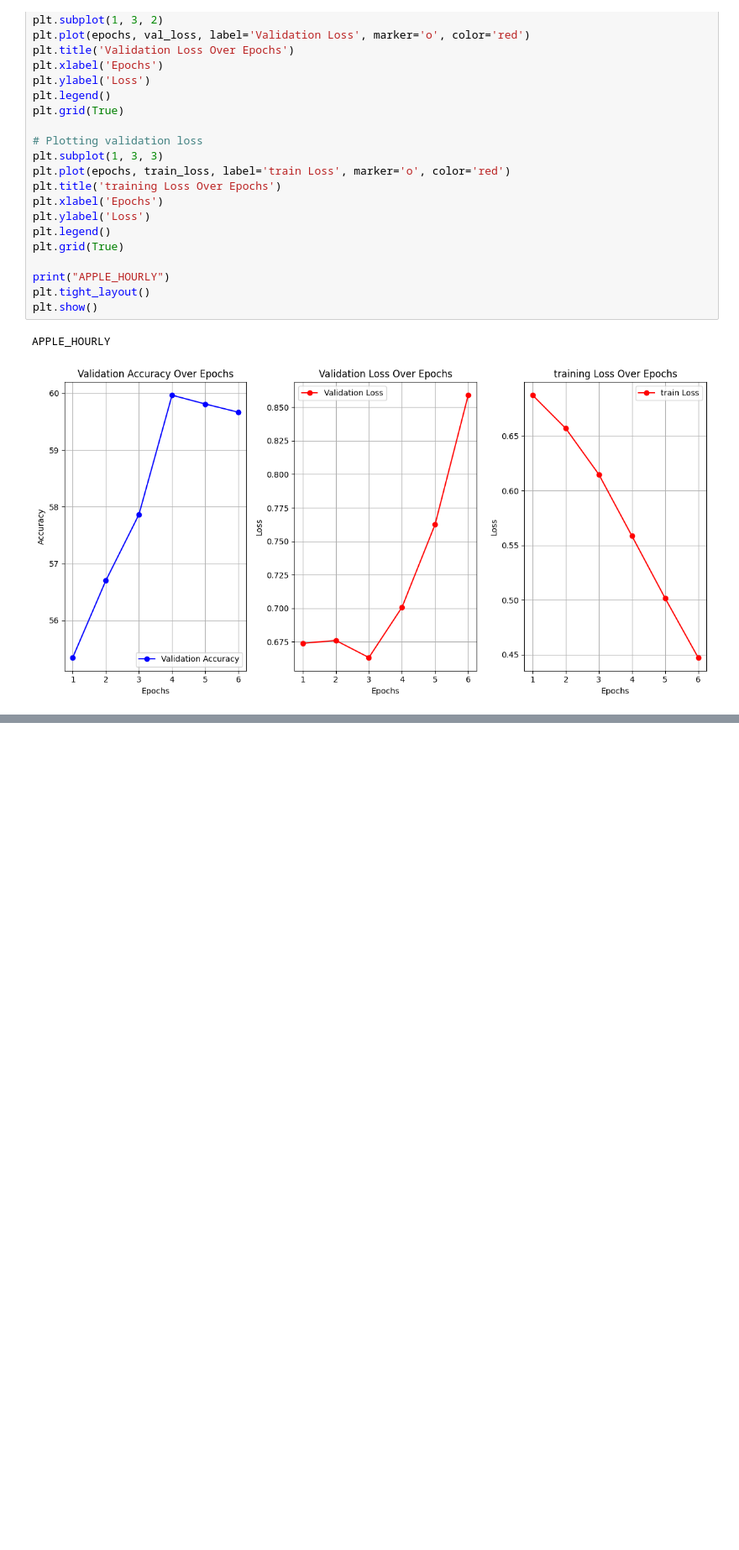
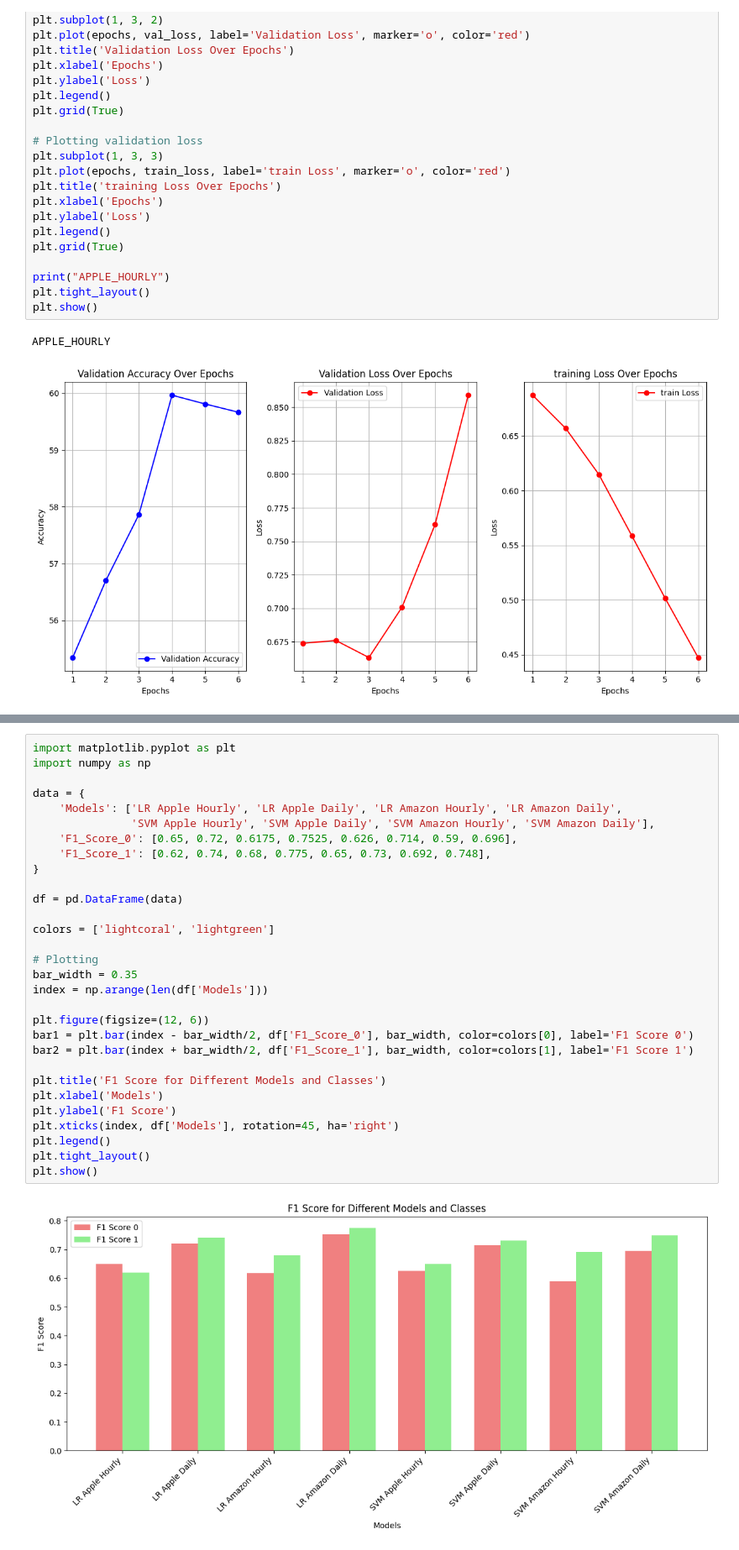
Before and after one commit to KartikJawanjal/SWM-Group-18-Fall-2023-, a Jupyter notebook: CODE/Accuracy_TrainingLoss_ValidationLossVsepochsPlots.ipynb, the cells around one changed output, grey strips where cells are left out. Shown at 84% size. Drawn from its saved outputs; the diff is of its cells as text; blank space fills up the shorter version.

```diff
--- a/CODE/Accuracy_TrainingLoss_ValidationLossVsepochsPlots.ipynb
+++ b/CODE/Accuracy_TrainingLoss_ValidationLossVsepochsPlots.ipynb
@@ -251,0 +250,32 @@ APPLE_HOURLY
+# %%
+import matplotlib.pyplot as plt
+import numpy as np
+
+data = {
+    'Models': ['LR Apple Hourly', 'LR Apple Daily', 'LR Amazon Hourly', 'LR Amazon Daily',
+               'SVM Apple Hourly', 'SVM Apple Daily', 'SVM Amazon Hourly', 'SVM Amazon Daily'],
+    'F1_Score_0': [0.65, 0.72, 0.6175, 0.7525, 0.626, 0.714, 0.59, 0.696],
+    'F1_Score_1': [0.62, 0.74, 0.68, 0.775, 0.65, 0.73, 0.692, 0.748],
+}
+
+df = pd.DataFrame(data)
+
+colors = ['lightcoral', 'lightgreen']
+
+# Plotting
+bar_width = 0.35
+index = np.arange(len(df['Models']))
+
+plt.figure(figsize=(12, 6))
+bar1 = plt.bar(index - bar_width/2, df['F1_Score_0'], bar_width, color=colors[0], label='F1 Score 0')
+bar2 = plt.bar(index + bar_width/2, df['F1_Score_1'], bar_width, color=colors[1], label='F1 Score 1')
+
+plt.title('F1 Score for Different Models and Classes')
+plt.xlabel('Models')
+plt.ylabel('F1 Score')
+plt.xticks(index, df['Models'], rotation=45, ha='right')
+plt.legend()
+plt.tight_layout()
+plt.show()
+# %% [output]
+[figure, added]
```
Also changed, not shown: parts of 8 cells of this notebook.
